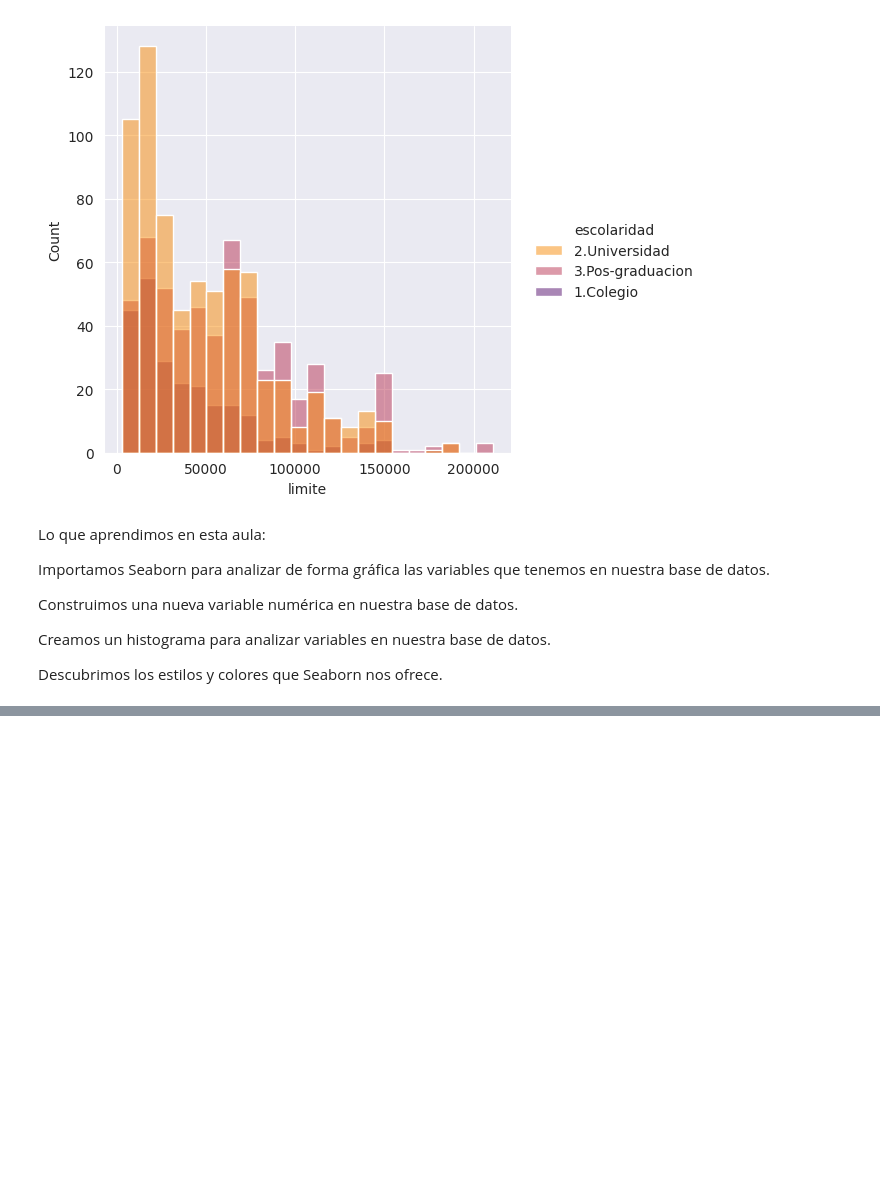
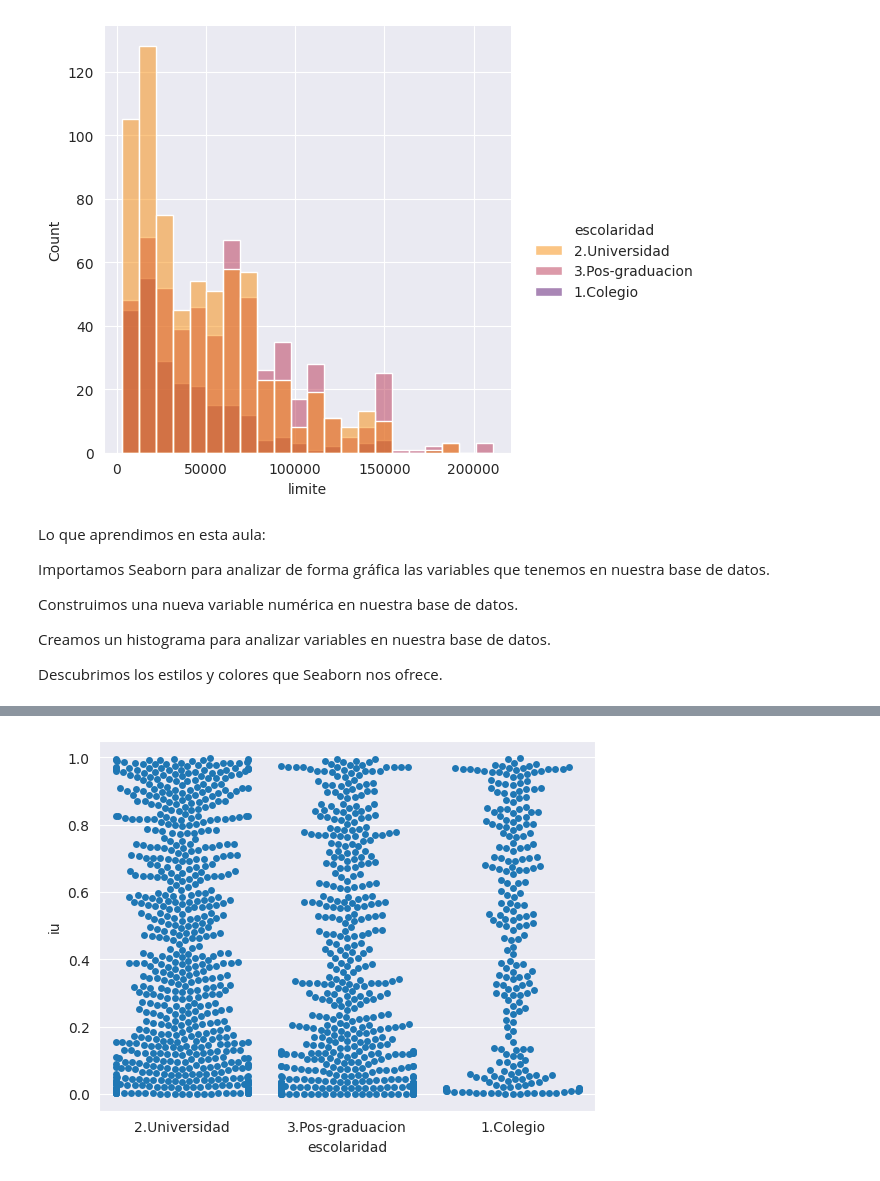
Before and after one commit to AdrianCPC/Visualizacion_datos_matplotlib_seaborn, a Jupyter notebook: Analisis__de__Datos_Seaborn.ipynb, the cells around one changed output, grey strips where cells are left out. Saved outputs shown, nothing was run; the diff lists cells and outputs as text; code cells hidden in the pictures; blank space fills up the shorter version.

```diff
--- a/Analisis__de__Datos_Seaborn.ipynb
+++ b/Analisis__de__Datos_Seaborn.ipynb
@@ -234,0 +254,6 @@ Descubrimos los estilos y colores que Seaborn nos ofrece.
+# %%
+#escolaridad vs iu , tiene influencia en sus gastos
+
+sns.swarmplot(x='escolaridad', y='iu', data=tarjetas);
+# %% [output]
+[figure, added]
```
Also changed, not shown: parts of 21 cells of this notebook.
